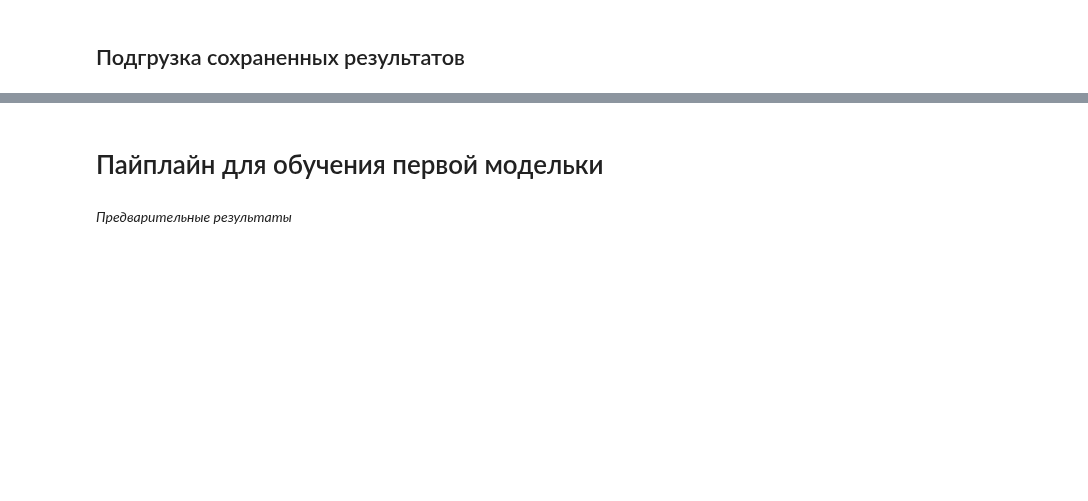
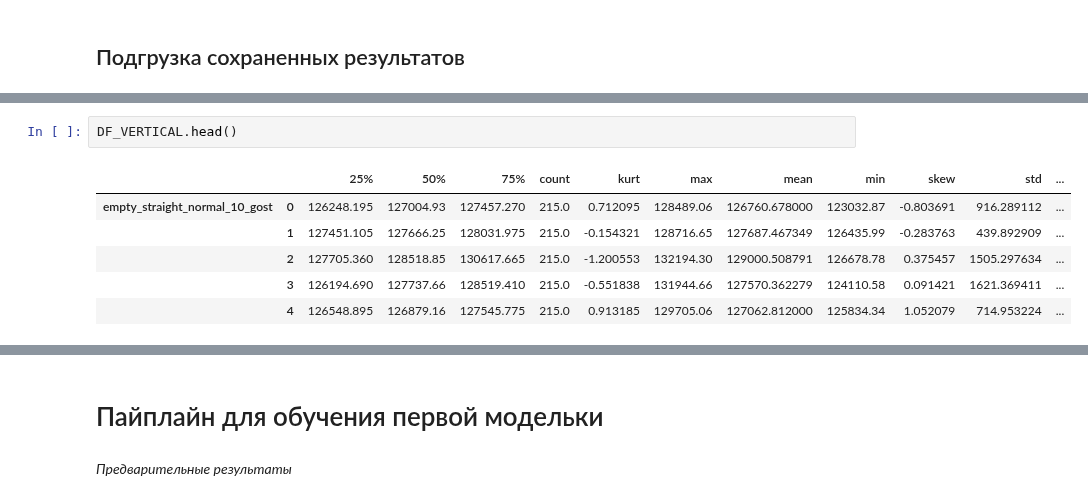
Before and after one commit to daniilgorenkov/Dissertation, a Jupyter notebook: observe.ipynb, the cells around one changed output, grey strips where cells are left out. Saved outputs shown, nothing was run; the diff lists cells and outputs as text; blank space fills up the shorter version.

```diff
--- a/observe.ipynb
+++ b/observe.ipynb
@@ -413,3 +444,12 @@ DF.head()
+# %%
+DF_VERTICAL.head()
+# %% [output]
+|  |  | 25% | 50% | 75% | count | kurt | max | mean | min | skew | std | ... |
+| empty_straight_normal_10_gost | 0 | 126248.195 | 127004.93 | 127457.270 | 215.0 | 0.712095 | 128489.06 | 126760.678000 | 123032.87 | -0.803691 | 916.289112 | ... |
+|  | 1 | 127451.105 | 127666.25 | 128031.975 | 215.0 | -0.154321 | 128716.65 | 127687.467349 | 126435.99 | -0.283763 | 439.892909 | ... |
+|  | 2 | 127705.360 | 128518.85 | 130617.665 | 215.0 | -1.200553 | 132194.30 | 129000.508791 | 126678.78 | 0.375457 | 1505.297634 | ... |
+|  | 3 | 126194.690 | 127737.66 | 128519.410 | 215.0 | -0.551838 | 131944.66 | 127570.362279 | 124110.58 | 0.091421 | 1621.369411 | ... |
+|  | 4 | 126548.895 | 126879.16 | 127545.775 | 215.0 | 0.913185 | 129705.06 | 127062.812000 | 125834.34 | 1.052079 | 714.953224 | ... |
 # %%
 def delete_unvalid_cols(data:pd.DataFrame) -> pd.DataFrame:
     """Удаление неликвидных колонок"""
```
Also changed, not shown: parts of 49 cells of this notebook, 1 other file.
